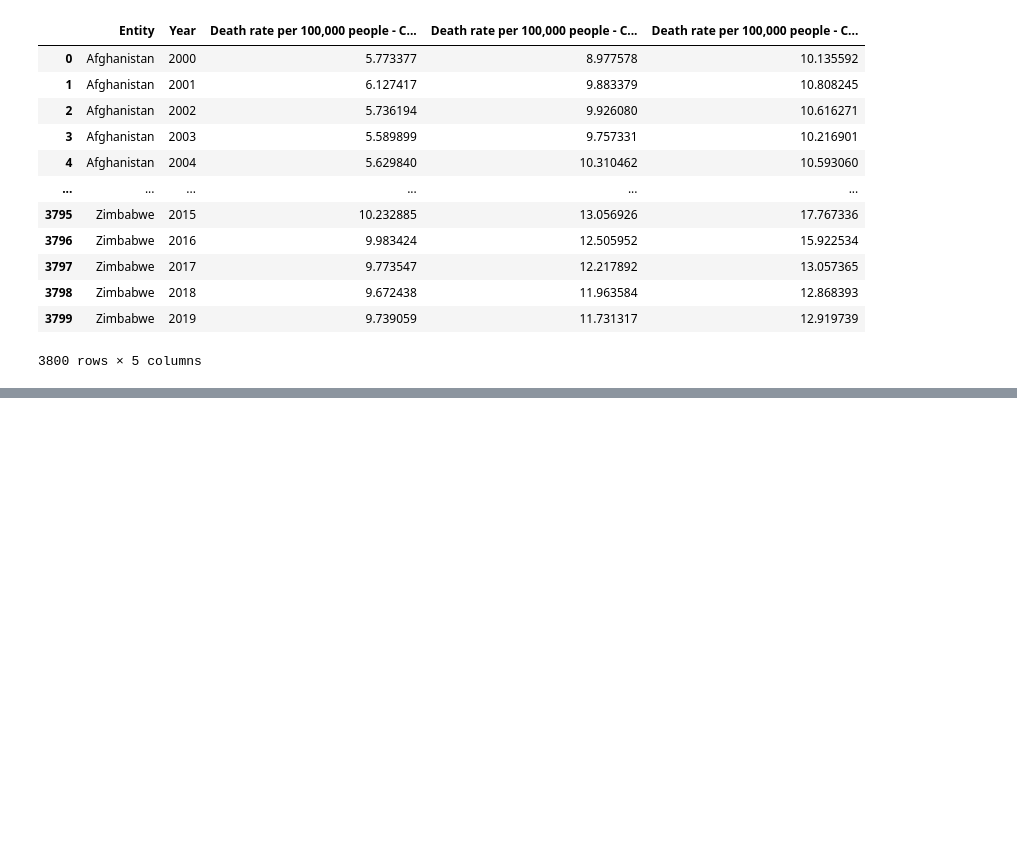
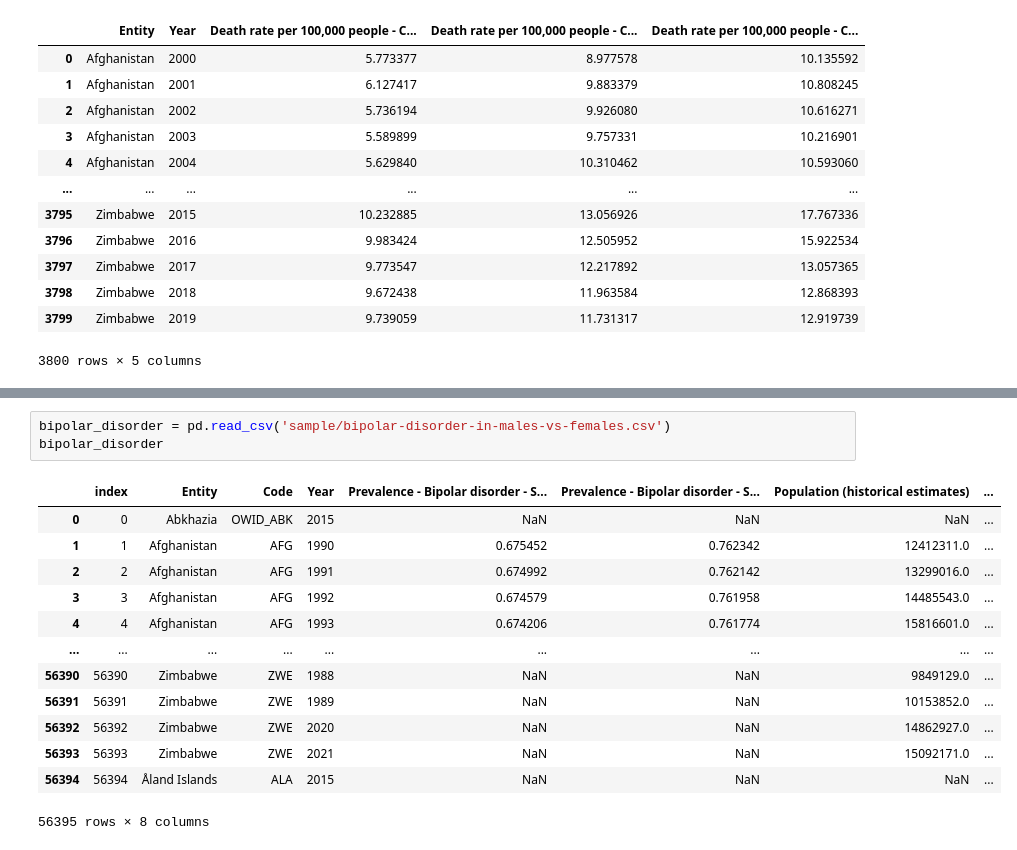
Before and after one commit to alirfanyasin/Modelling-Simulation, a Jupyter notebook: final_project_modsim.ipynb, the cells around one changed output, grey strips where cells are left out. Cells and saved outputs as stored; diff of their text form; blank space fills up the shorter version.

Commit message:
cleaning sample

```diff
--- a/final_project_modsim.ipynb
+++ b/final_project_modsim.ipynb
@@ -174,0 +212,17 @@ dict_values([35.355724453368424, 34.352040577578954, 33.80081593157895, 32.99225
+# %%
+bipolar_disorder = pd.read_csv('sample/bipolar-disorder-in-males-vs-females.csv')
+bipolar_disorder
+# %% [output]
+|  | index | Entity | Code | Year | Prevalence - Bipolar disorder - S... | Prevalence - Bipolar disorder - S... | Population (historical estimates) | ... |
+| 0 | 0 | Abkhazia | OWID_ABK | 2015 | NaN | NaN | NaN | ... |
+| 1 | 1 | Afghanistan | AFG | 1990 | 0.675452 | 0.762342 | 12412311.0 | ... |
+| 2 | 2 | Afghanistan | AFG | 1991 | 0.674992 | 0.762142 | 13299016.0 | ... |
+| 3 | 3 | Afghanistan | AFG | 1992 | 0.674579 | 0.761958 | 14485543.0 | ... |
+| 4 | 4 | Afghanistan | AFG | 1993 | 0.674206 | 0.761774 | 15816601.0 | ... |
+| ... | ... | ... | ... | ... | ... | ... | ... | ... |
+| 56390 | 56390 | Zimbabwe | ZWE | 1988 | NaN | NaN | 9849129.0 | ... |
+| 56391 | 56391 | Zimbabwe | ZWE | 1989 | NaN | NaN | 10153852.0 | ... |
+| 56392 | 56392 | Zimbabwe | ZWE | 2020 | NaN | NaN | 14862927.0 | ... |
+| 56393 | 56393 | Zimbabwe | ZWE | 2021 | NaN | NaN | 15092171.0 | ... |
+| 56394 | 56394 | Åland Islands | ALA | 2015 | NaN | NaN | NaN | ... |
+56395 rows × 8 columns
```
Also changed, not shown: parts of 4 cells of this notebook.
